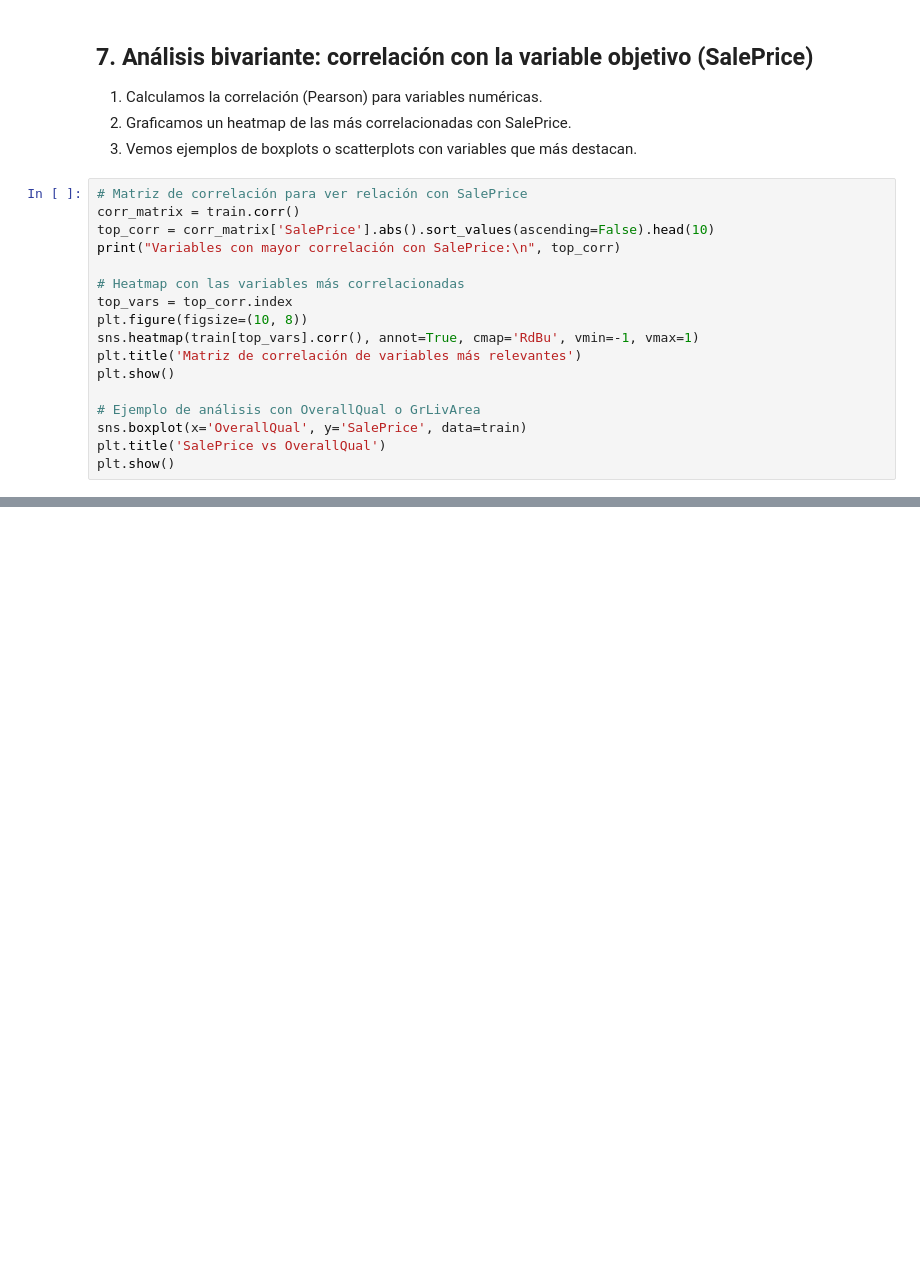
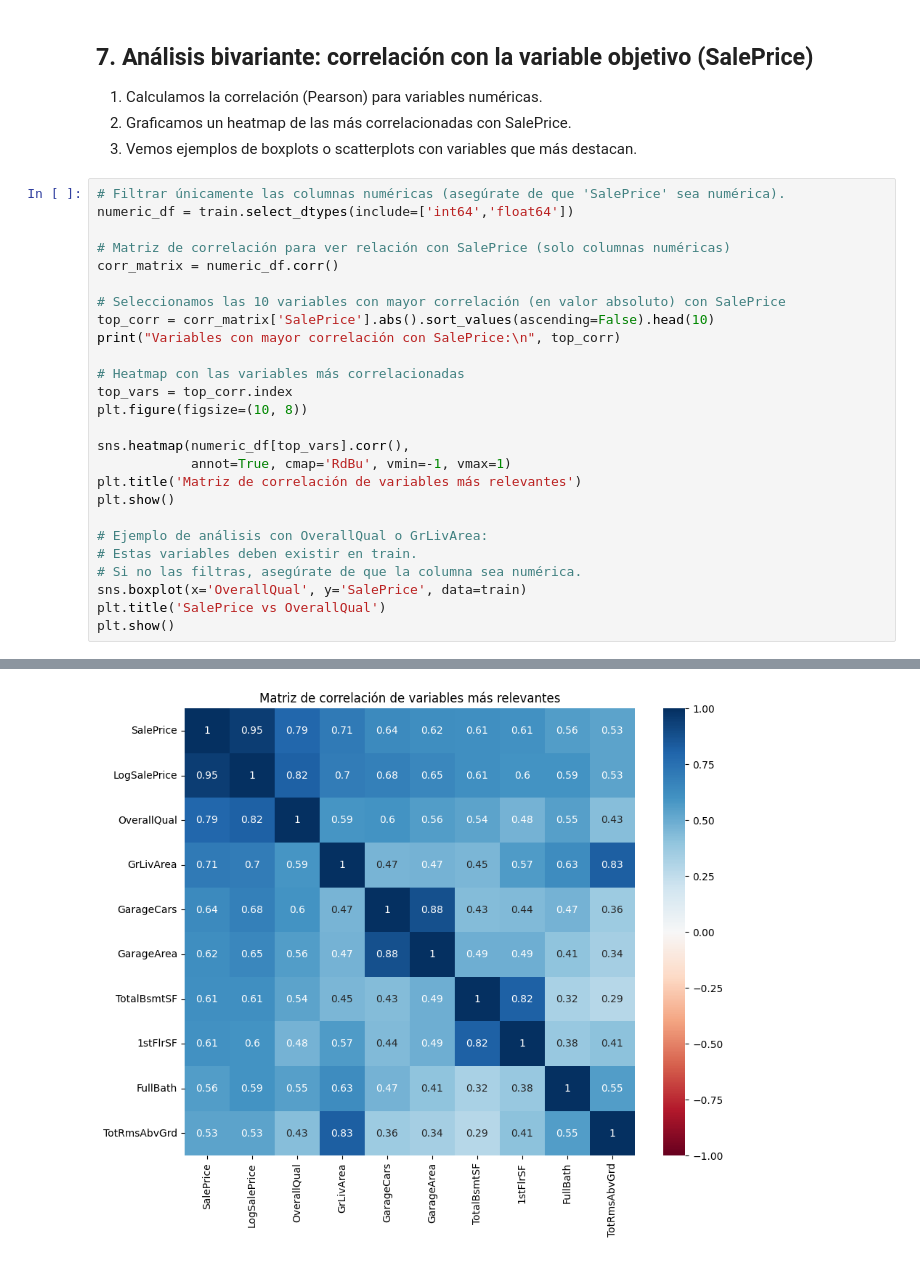
Before and after one commit to HanseLopez99/Modelos-Regresion-Lineal-Data-Mining, a Jupyter notebook: proyecto2.ipynb, the cells around one changed output, grey strips where cells are left out. Drawn from its saved outputs; the diff is of its cells as text; blank space fills up the shorter version.

```diff
--- a/proyecto2.ipynb
+++ b/proyecto2.ipynb
@@ -173,19 +238,28 @@ for col in categorical_feats:
 2. Graficamos un heatmap de las más correlacionadas con SalePrice.
 3. Vemos ejemplos de boxplots o scatterplots con variables que más destacan.
 # %%
-# Matriz de correlación para ver relación con SalePrice
-corr_matrix = train.corr()
+# Filtrar únicamente las columnas numéricas (asegúrate de que 'SalePrice' sea numérica).
+numeric_df = train.select_dtypes(include=['int64','float64'])
+
+# Matriz de correlación para ver relación con SalePrice (solo columnas numéricas)
+corr_matrix = numeric_df.corr()
+
+# Seleccionamos las 10 variables con mayor correlación (en valor absoluto) con SalePrice
 top_corr = corr_matrix['SalePrice'].abs().sort_values(ascending=False).head(10)
-print("Variables con mayor correlación con SalePrice:\n", top_corr)
+print("Variables con mayor correlación con SalePrice:\n", top_corr)
 
-# Heatmap con las variables más correlacionadas
+# Heatmap con las variables más correlacionadas
 top_vars = top_corr.index
 plt.figure(figsize=(10, 8))
-sns.heatmap(train[top_vars].corr(), annot=True, cmap='RdBu', vmin=-1, vmax=1)
-plt.title('Matriz de correlación de variables más relevantes')
+
+sns.heatmap(numeric_df[top_vars].corr(),
+            annot=True, cmap='RdBu', vmin=-1, vmax=1)
+plt.title('Matriz de correlación de variables más relevantes')
 plt.show()
 
-# Ejemplo de análisis con OverallQual o GrLivArea
+# Ejemplo de análisis con OverallQual o GrLivArea:
+# Estas variables deben existir en train.
+# Si no las filtras, asegúrate de que la columna sea numérica.
 sns.boxplot(x='OverallQual', y='SalePrice', data=train)
 plt.title('SalePrice vs OverallQual')
 plt.show()
@@ -193,0 +279 @@ NameError: name 'train' is not defined
+[figure, added]
```
Also changed, not shown: parts of 6 cells of this notebook.
